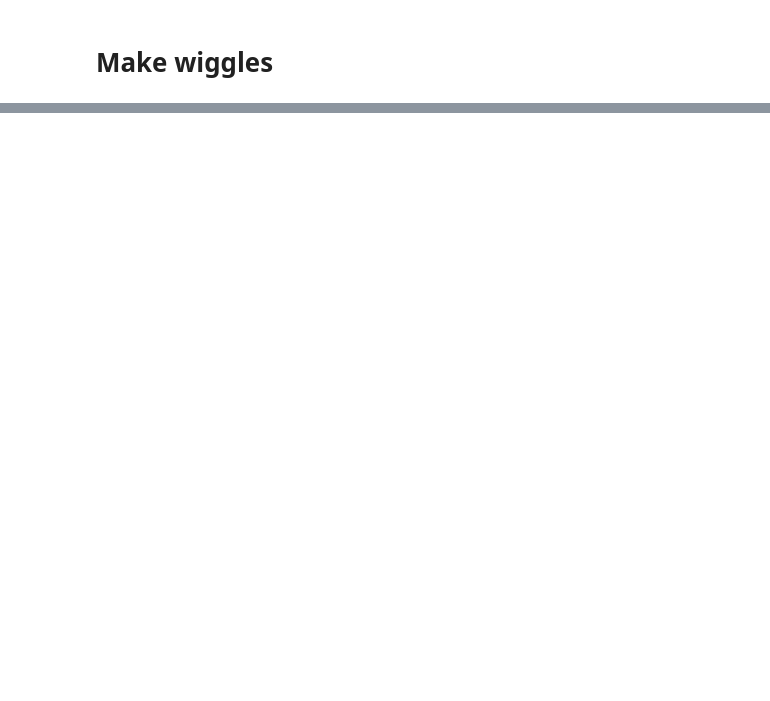
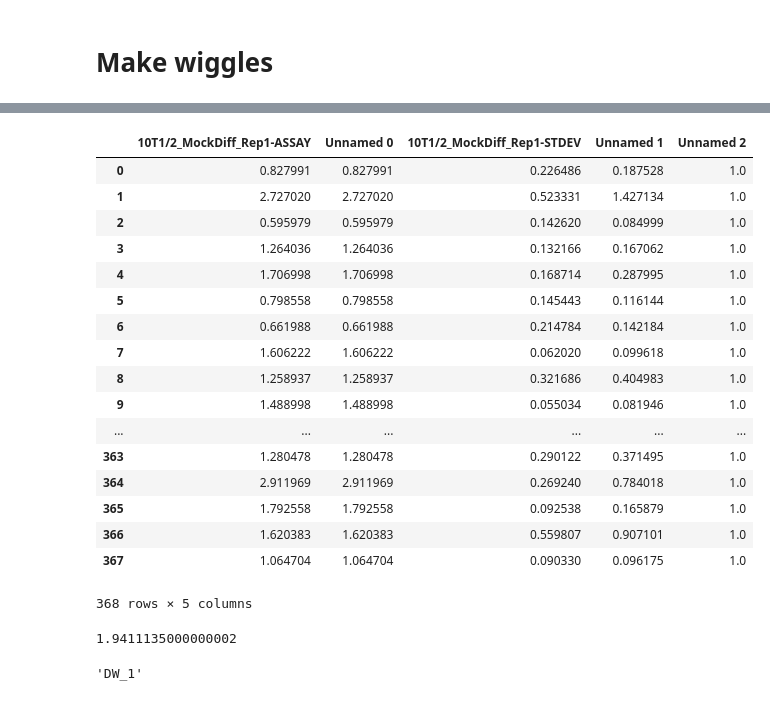
Before and after one commit to detrout/encode3-curation, a Jupyter notebook: format ENCODE3 Woldlab transfection data.ipynb, the cells around one changed output, grey strips where cells are left out. Drawn from its saved outputs; the diff is of its cells as text; code cells hidden in the pictures; blank space fills up the shorter version.

```diff
--- a/format ENCODE3 Woldlab transfection data.ipynb
+++ b/format ENCODE3 Woldlab transfection data.ipynb
@@ -569,0 +778,11 @@ with open('/tmp/trackDb.txt', 'wt') as outstream:
+# %%
+experiment_names = [
+    'C2C12_Myoblast_Rep1', '10T1/2_Rep1', 'C2C12_Myocyte_Rep1', '10T1/2_MockDiff_Rep1',
+    'C2C12_Myoblast_Rep2', '10T1/2_Rep2', 'C2C12_Myocyte_Rep2', '10T1/2_MockDiff_Rep2',
+]
+reps = ['-Tech_Rep_1', '-Tech_Rep_2', '-Tech_Rep_3', '-Tech_Rep_4']
+rep_names = [x+y for x,y in itertools.product(experiment_names, reps)]
+averages = [x+y for x,y in itertools.product(experiment_names, ['-ASSAY'])]
+stdev = [x+y for x,y in itertools.product(experiment_names, ['-STDEV'])]
+
+all_names = set(rep_names + averages + stdev)
@@ -569,0 +808,36 @@ with open('/tmp/trackDb.txt', 'wt') as outstream:
+# %%
+e = '10T1/2_MockDiff_Rep1'
+pandas.DataFrame([
+    transfection[e + '-ASSAY'], transfection[[e+r for r in reps]].mean(axis=1, skipna=True),
+    transfection[e + '-STDEV'], transfection[[e+r for r in reps]].std(axis=1, skipna=True),
+    numpy.isclose(transfection[e + '-ASSAY'],
+                  transfection[[e+r for r in reps]].mean(axis=1, skipna=True),
+                  equal_nan=True)
+]).T
+# %% [output]
+|  | 10T1/2_MockDiff_Rep1-ASSAY | Unnamed 0 | 10T1/2_MockDiff_Rep1-STDEV | Unnamed 1 | Unnamed 2 |
+| 0 | 0.827991 | 0.827991 | 0.226486 | 0.187528 | 1.0 |
+| 1 | 2.727020 | 2.727020 | 0.523331 | 1.427134 | 1.0 |
+| 2 | 0.595979 | 0.595979 | 0.142620 | 0.084999 | 1.0 |
+| 3 | 1.264036 | 1.264036 | 0.132166 | 0.167062 | 1.0 |
+| 4 | 1.706998 | 1.706998 | 0.168714 | 0.287995 | 1.0 |
+| 5 | 0.798558 | 0.798558 | 0.145443 | 0.116144 | 1.0 |
+| 6 | 0.661988 | 0.661988 | 0.214784 | 0.142184 | 1.0 |
+| 7 | 1.606222 | 1.606222 | 0.062020 | 0.099618 | 1.0 |
+| 8 | 1.258937 | 1.258937 | 0.321686 | 0.404983 | 1.0 |
+| 9 | 1.488998 | 1.488998 | 0.055034 | 0.081946 | 1.0 |
+| ... | ... | ... | ... | ... | ... |
+| 363 | 1.280478 | 1.280478 | 0.290122 | 0.371495 | 1.0 |
+| 364 | 2.911969 | 2.911969 | 0.269240 | 0.784018 | 1.0 |
+| 365 | 1.792558 | 1.792558 | 0.092538 | 0.165879 | 1.0 |
+| 366 | 1.620383 | 1.620383 | 0.559807 | 0.907101 | 1.0 |
+| 367 | 1.064704 | 1.064704 | 0.090330 | 0.096175 | 1.0 |
+368 rows × 5 columns
+# %%
+numpy.mean([1.768737,2.113490])
+# %% [output]
+1.9411135000000002
+# %%
+transfection['#ID'].iloc[19]
+# %% [output]
+'DW_1'
```
Also changed, not shown: parts of 65 cells of this notebook.
